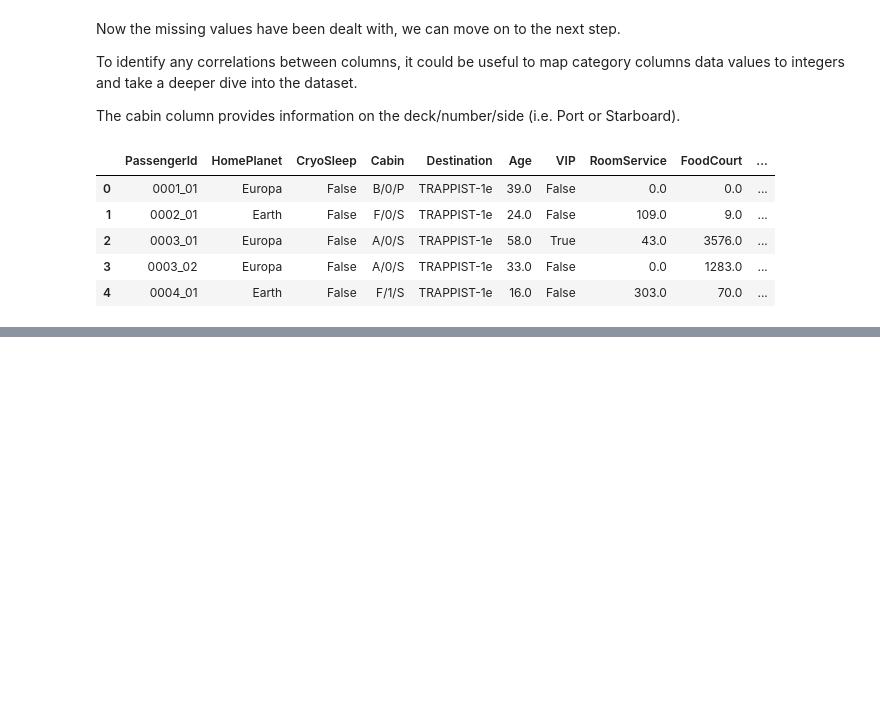
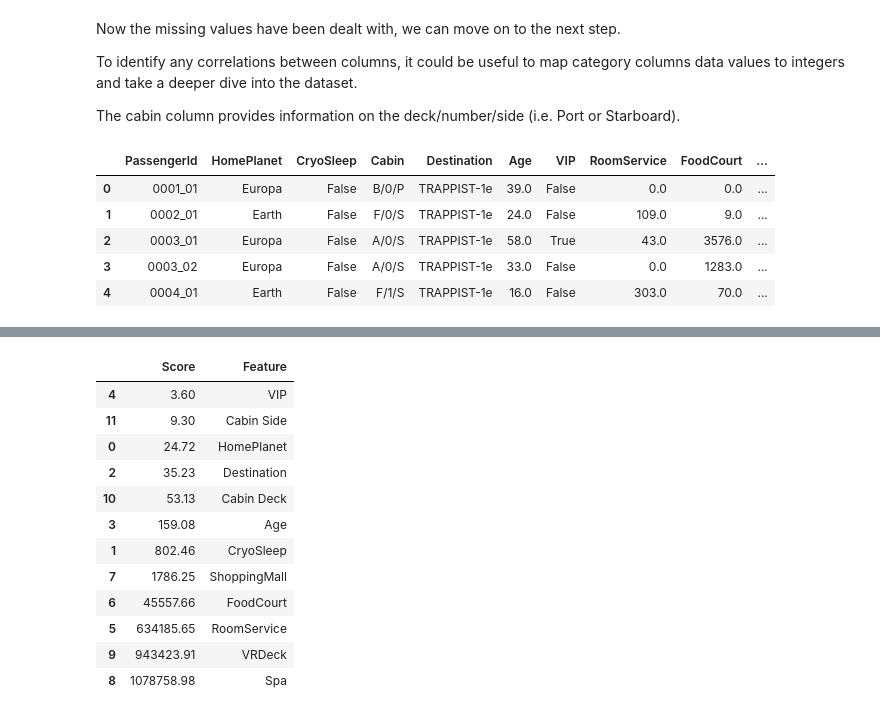
Before and after one commit to KS-coder77/titanic_spaceship_ML, a Jupyter notebook: Titanic_ML_comp.ipynb, the cells around one changed output, grey strips where cells are left out. Saved outputs shown, nothing was run; the diff lists cells and outputs as text; code cells hidden in the pictures; blank space fills up the shorter version.

```diff
--- a/Titanic_ML_comp.ipynb
+++ b/Titanic_ML_comp.ipynb
@@ -578,0 +501,19 @@ The next question is, which data is important and will have an influence on our
+# %%
+#populate scores and features in a df for better readability
+
+feature_score_df = pd.DataFrame({'Score': select_feature.scores_.round(2), 'Feature': X_train.columns})
+feature_score_df.sort_values('Score')
+# %% [output]
+|  | Score | Feature |
+| 4 | 3.60 | VIP |
+| 11 | 9.30 | Cabin Side |
+| 0 | 24.72 | HomePlanet |
+| 2 | 35.23 | Destination |
+| 10 | 53.13 | Cabin Deck |
+| 3 | 159.08 | Age |
+| 1 | 802.46 | CryoSleep |
+| 7 | 1786.25 | ShoppingMall |
+| 6 | 45557.66 | FoodCourt |
+| 5 | 634185.65 | RoomService |
+| 9 | 943423.91 | VRDeck |
+| 8 | 1078758.98 | Spa |
```
Also changed, not shown: parts of 55 cells of this notebook.
